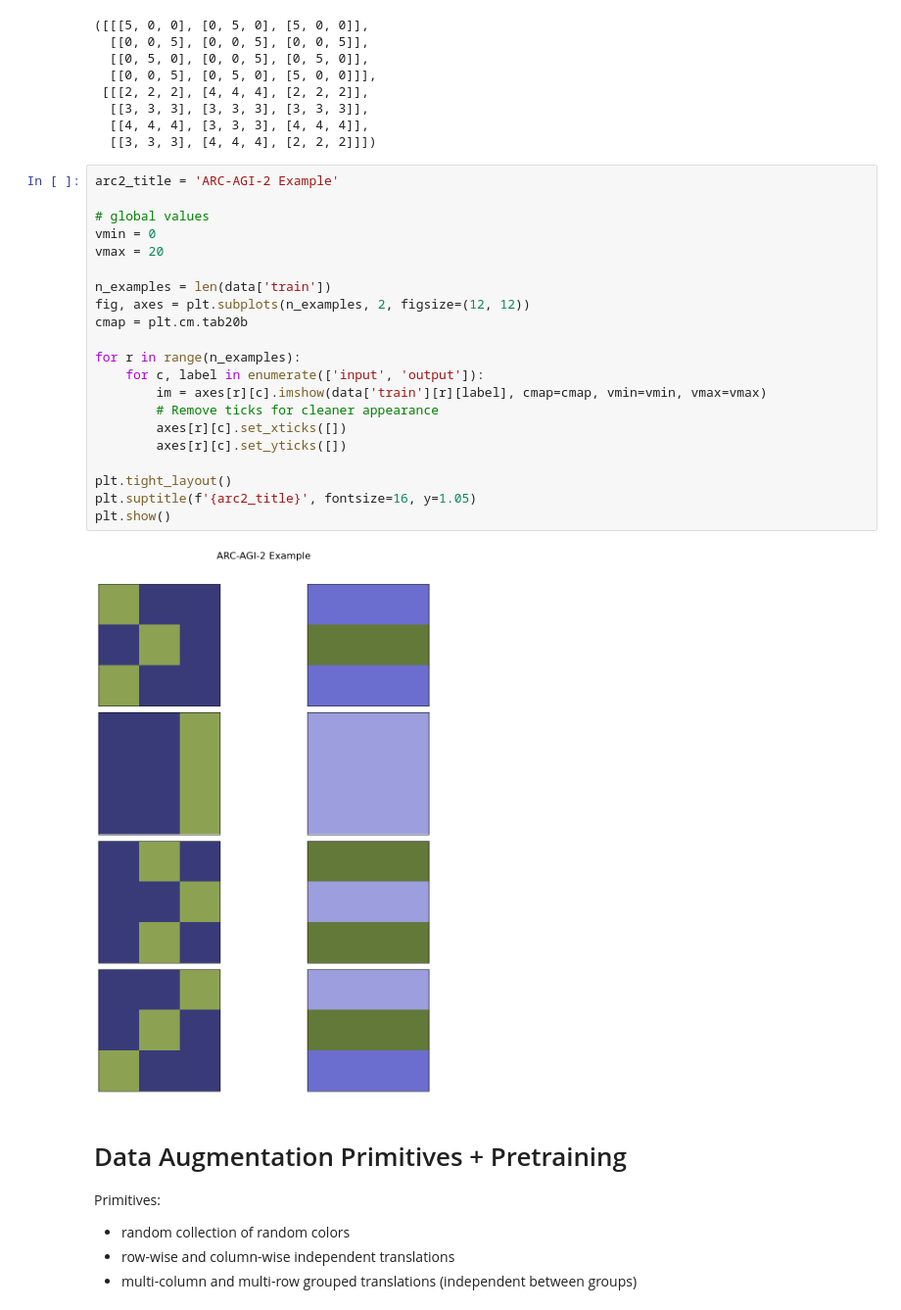
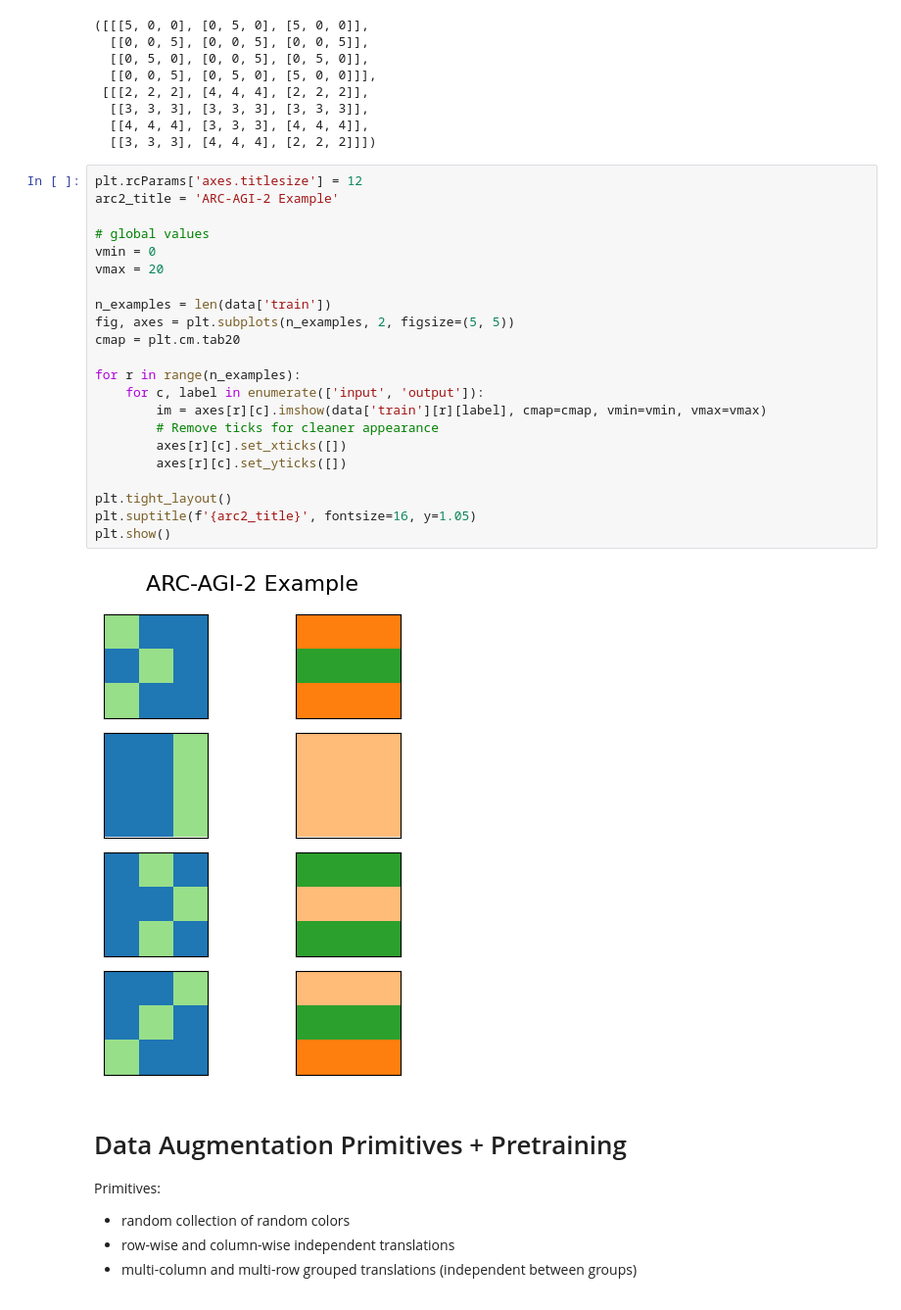
Before and after one commit to samj-ai/composition, a Jupyter notebook: notebooks/data_test.ipynb, the cells around one changed output. Shown at 98% size. Saved outputs shown, nothing was run; the diff lists cells and outputs as text.

```diff
--- a/notebooks/data_test.ipynb
+++ b/notebooks/data_test.ipynb
@@ -183,28 +197,29 @@ inputs, outputs
   [[4, 4, 4], [3, 3, 3], [4, 4, 4]],
   [[3, 3, 3], [4, 4, 4], [2, 2, 2]]])
 # %%
+plt.rcParams['axes.titlesize'] = 12
 arc2_title = 'ARC-AGI-2 Example'
 
 # global values
 vmin = 0
 vmax = 20
 
 n_examples = len(data['train'])
-fig, axes = plt.subplots(n_examples, 2, figsize=(12, 12))
-cmap = plt.cm.tab20b
+fig, axes = plt.subplots(n_examples, 2, figsize=(5, 5))
+cmap = plt.cm.tab20
 
 for r in range(n_examples):
     for c, label in enumerate(['input', 'output']):
         im = axes[r][c].imshow(data['train'][r][label], cmap=cmap, vmin=vmin, vmax=vmax)
         # Remove ticks for cleaner appearance
         axes[r][c].set_xticks([])
         axes[r][c].set_yticks([])
 
 plt.tight_layout()
 plt.suptitle(f'{arc2_title}', fontsize=16, y=1.05)
 plt.show()
 # %% [output]
-[figure, old version]
+[figure, new version]
 # %% [markdown]
 # Data Augmentation Primitives + Pretraining
 
```
Also changed, not shown: parts of 20 cells of this notebook.
